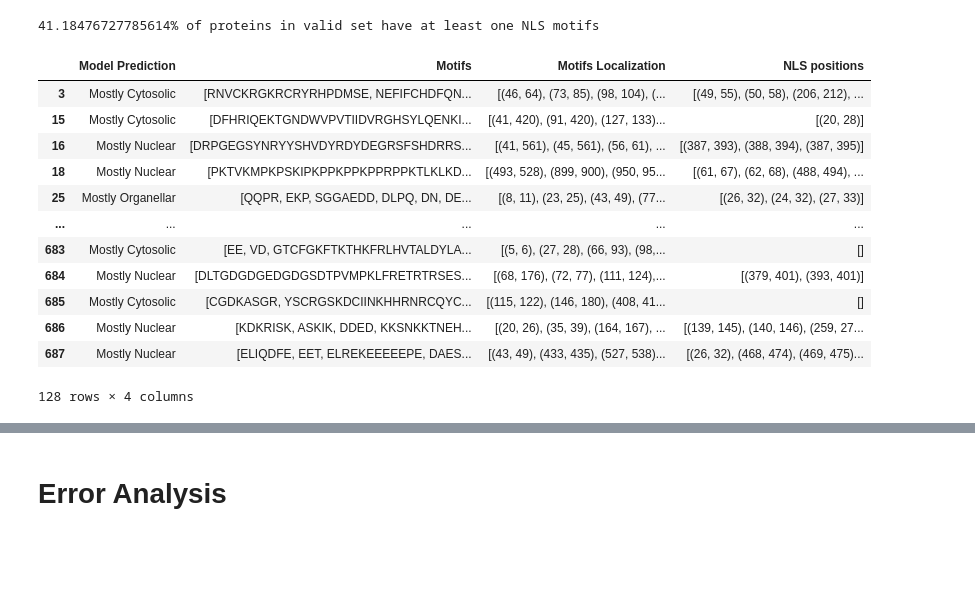
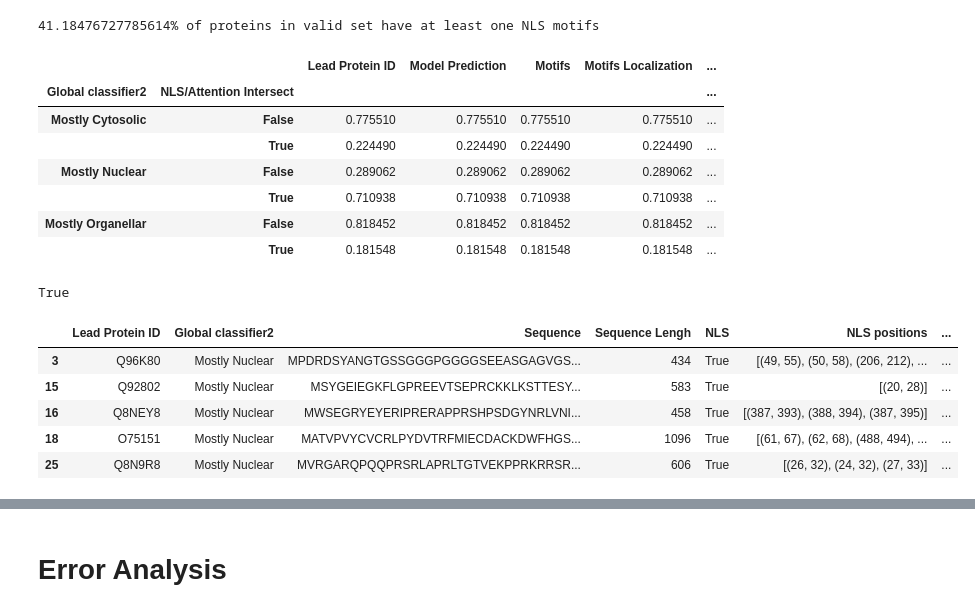
Before and after one commit to JulieRojas/Protein_Localisation_ML, a Jupyter notebook: GlobalClasses_prediction/3 Classes classifier with attention.ipynb, the cells around one changed output, grey strips where cells are left out. Cells and saved outputs as stored; diff of their text form; code cells hidden in the pictures; blank space fills up the shorter version.

```diff
--- a/GlobalClasses_prediction/3 Classes classifier with attention.ipynb
+++ b/GlobalClasses_prediction/3 Classes classifier with attention.ipynb
@@ -598,22 +705,61 @@ for seq in x_valid:
 print(str(NLS_nb/len(x_valid)*100) + '% of proteins in valid set have at least one NLS motifs')
 # %% [output]
 41.18476727785614% of proteins in valid set have at least one NLS motifs
+# %%
+valid["NLS"] = NLS_bool
 # %%
 valid["NLS positions"] = NLS_valid
+# %%
+def isintersect(a, b):
+    for a0 in a:
+        for b0 in b:
+            if ((b0[0] <= a0[0] and a0[0] < b0[1]) or (a0[0] <= b0[0] and b0[0] < a0[1])):
+                return True
+    return False
+    #
+    #a0 = [(i[0], i[1], 0) for i in a]
+    #b0 = [(i[0], i[1], 1) for i in b]
+    #c = sorted(a0+b0, key=lambda i: i[0])
+    #for i in range(len(c)):
+    #    j = i+1
+    #    while j != len(c) and c[i][1] > c[j][0]:
+    #        if (c[i][2] != c[j][2]):
+    #            return True
+    #        j=j+1
+    #return False
+
+assert(isintersect([(0,10)], [(5, 15)])==True)
+assert(isintersect([(0,10)], [(10, 20)])==False)
+assert(isintersect([(0,10),(20,30)], [(10, 20), (30, 40)])==False)
+assert(isintersect([(0,10),(20,30)], [(10, 25), (30, 40)])==True)
+# %%
+NLS_intersect = []
+for i in range(len(motifs_loc)):
+    NLS_intersect.append(isintersect(motifs_loc[i],NLS_valid[i]))
+# %%
+valid["NLS/Attention Intersect"] = NLS_intersect
+# %%
+valid.groupby(["Global classifier2", "NLS/Attention Intersect"]).count()/valid.groupby("Global classifier2").count()
+# %% [output]
+|  |  | Lead Protein ID | Model Prediction | Motifs | Motifs Localization | ... |
+| Global classifier2 | NLS/Attention Intersect |  |  |  |  | ... |
+| Mostly Cytosolic | False | 0.775510 | 0.775510 | 0.775510 | 0.775510 | ... |
+|  | True | 0.224490 | 0.224490 | 0.224490 | 0.224490 | ... |
+| Mostly Nuclear | False | 0.289062 | 0.289062 | 0.289062 | 0.289062 | ... |
+|  | True | 0.710938 | 0.710938 | 0.710938 | 0.710938 | ... |
+| Mostly Organellar | False | 0.818452 | 0.818452 | 0.818452 | 0.818452 | ... |
+|  | True | 0.181548 | 0.181548 | 0.181548 | 0.181548 | ... |
+# %%
+isintersect(motifs_loc[0],NLS_valid[0])
+# %% [output]
+True
 # %%
 Nuclear = valid.loc[valid['Global classifier2'] == 'Mostly Nuclear']
-Nuclear.loc[:, 'Model Prediction':'NLS positions']
+Nuclear.head()
 # %% [output]
-|  | Model Prediction | Motifs | Motifs Localization | NLS positions |
-| 3 | Mostly Cytosolic | [RNVCKRGKRCRYRHPDMSE, NEFIFCHDFQN... | [(46, 64), (73, 85), (98, 104), (... | [(49, 55), (50, 58), (206, 212), ... |
-| 15 | Mostly Cytosolic | [DFHRIQEKTGNDWVPVTIIDVRGHSYLQENKI... | [(41, 420), (91, 420), (127, 133)... | [(20, 28)] |
-| 16 | Mostly Nuclear | [DRPGEGSYNRYYSHVDYRDYDEGRSFSHDRRS... | [(41, 561), (45, 561), (56, 61), ... | [(387, 393), (388, 394), (387, 395)] |
-| 18 | Mostly Nuclear | [PKTVKMPKPSKIPKPPKPPKPPRPPKTLKLKD... | [(493, 528), (899, 900), (950, 95... | [(61, 67), (62, 68), (488, 494), ... |
-| 25 | Mostly Organellar | [QQPR, EKP, SGGAEDD, DLPQ, DN, DE... | [(8, 11), (23, 25), (43, 49), (77... | [(26, 32), (24, 32), (27, 33)] |
-| ... | ... | ... | ... | ... |
-| 683 | Mostly Cytosolic | [EE, VD, GTCFGKFTKTHKFRLHVTALDYLA... | [(5, 6), (27, 28), (66, 93), (98,... | [] |
-| 684 | Mostly Nuclear | [DLTGDGDGEDGDGSDTPVMPKLFRETRTRSES... | [(68, 176), (72, 77), (111, 124),... | [(379, 401), (393, 401)] |
-| 685 | Mostly Cytosolic | [CGDKASGR, YSCRGSKDCIINKHHRNRCQYC... | [(115, 122), (146, 180), (408, 41... | [] |
-| 686 | Mostly Nuclear | [KDKRISK, ASKIK, DDED, KKSNKKTNEH... | [(20, 26), (35, 39), (164, 167), ... | [(139, 145), (140, 146), (259, 27... |
-| 687 | Mostly Nuclear | [ELIQDFE, EET, ELREKEEEEEPE, DAES... | [(43, 49), (433, 435), (527, 538)... | [(26, 32), (468, 474), (469, 475)... |
+|  | Lead Protein ID | Global classifier2 | Sequence | Sequence Lengh | NLS | NLS positions | ... |
+| 3 | Q96K80 | Mostly Nuclear | MPDRDSYANGTGSSGGGPGGGGSEEASGAGVGS... | 434 | True | [(49, 55), (50, 58), (206, 212), ... | ... |
+| 15 | Q92802 | Mostly Nuclear | MSYGEIEGKFLGPREEVTSEPRCKKLKSTTESY... | 583 | True | [(20, 28)] | ... |
+| 16 | Q8NEY8 | Mostly Nuclear | MWSEGRYEYERIPRERAPPRSHPSDGYNRLVNI... | 458 | True | [(387, 393), (388, 394), (387, 395)] | ... |
+| 18 | O75151 | Mostly Nuclear | MATVPVYCVCRLPYDVTRFMIECDACKDWFHGS... | 1096 | True | [(61, 67), (62, 68), (488, 494), ... | ... |
+| 25 | Q8N9R8 | Mostly Nuclear | MVRGARQPQQPRSRLAPRLTGTVEKPPRKRRSR... | 606 | True | [(26, 32), (24, 32), (27, 33)] | ... |
-128 rows × 4 columns
```
Also changed, not shown: parts of 31 cells of this notebook, 14 other files.
